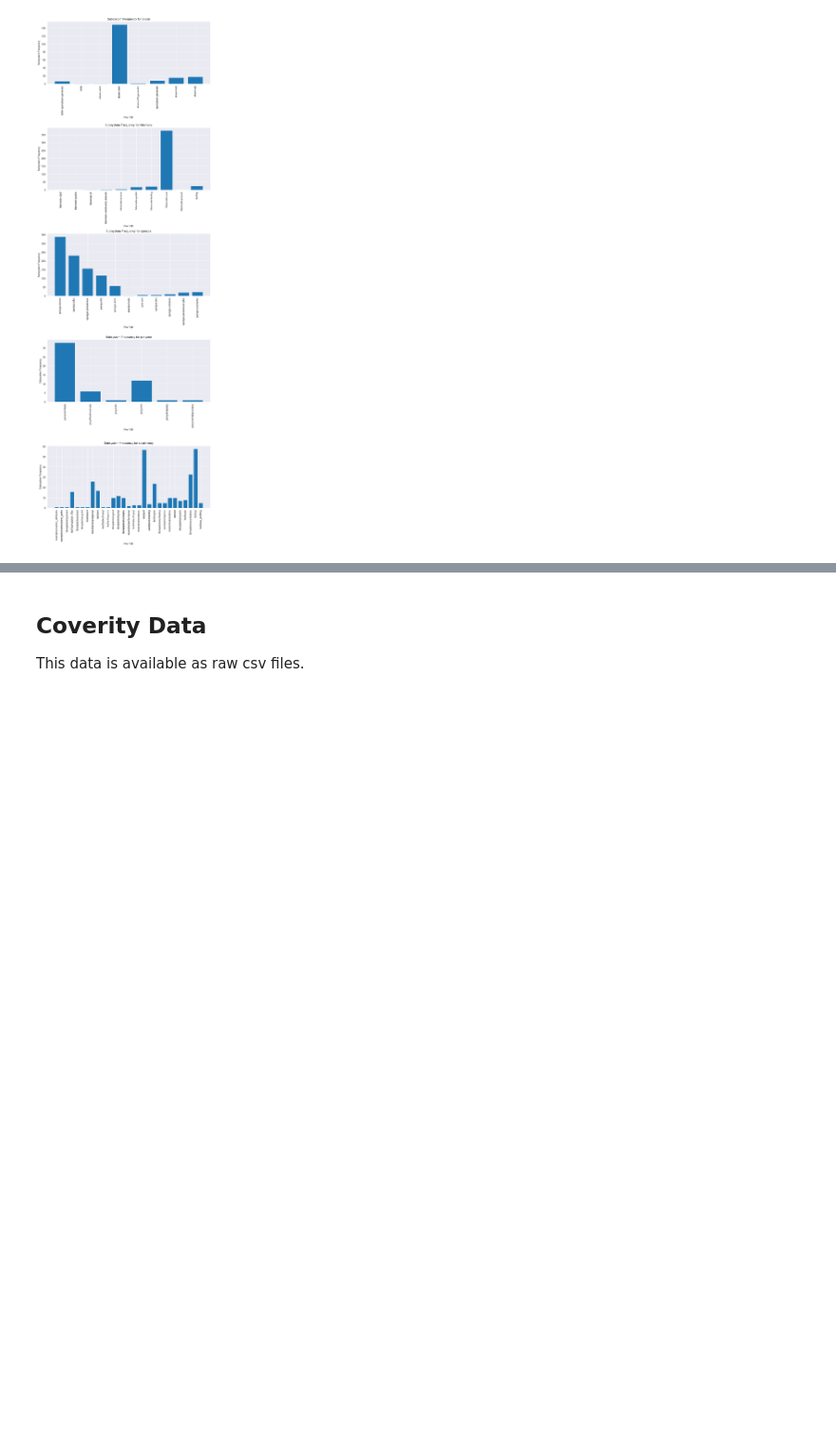
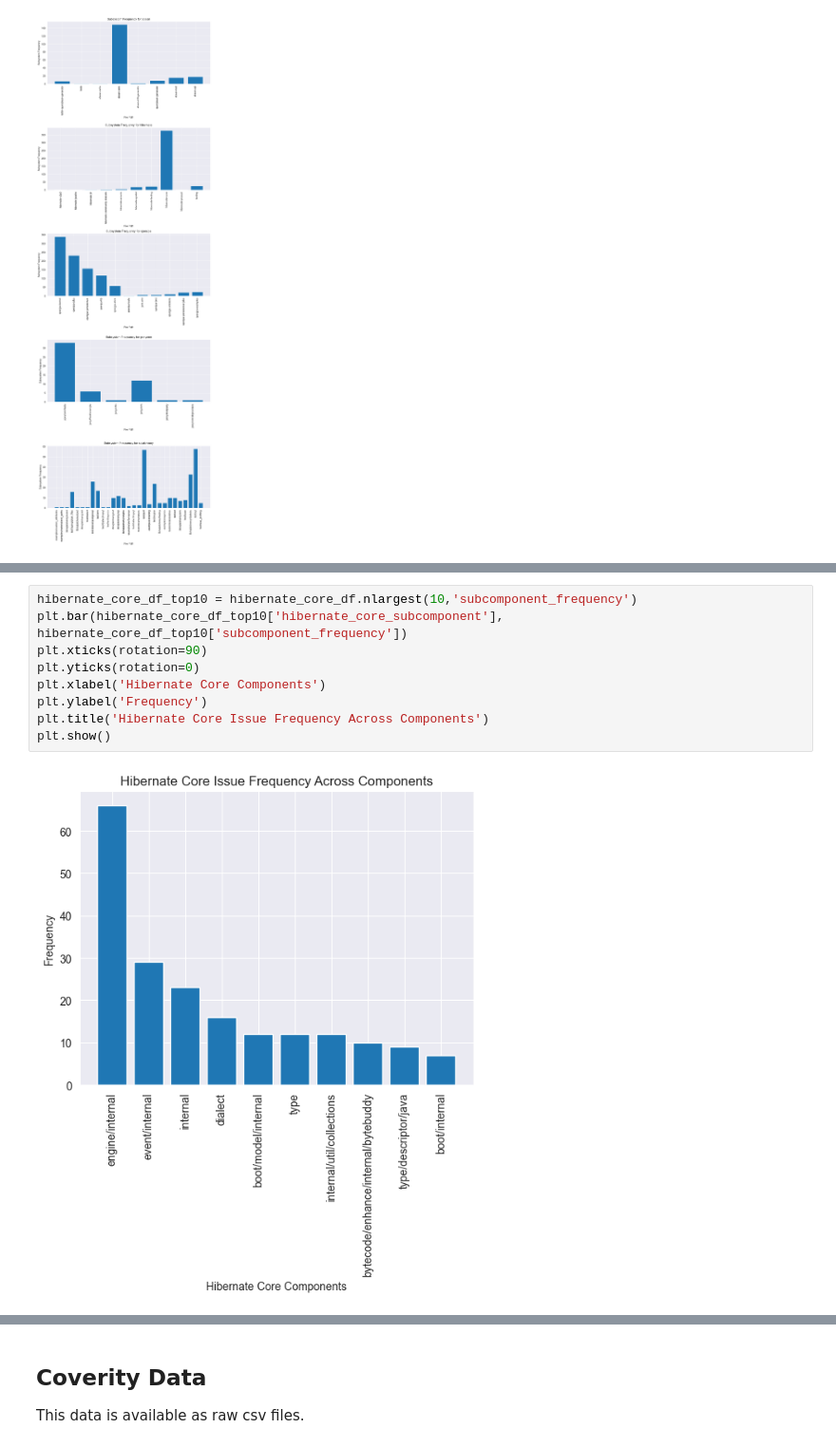
Before and after one commit to Hashir-Jamil/static-analysis-tools-comparison, a Jupyter notebook: static_analysis_data.ipynb, the cells around one changed output, grey strips where cells are left out. Shown at 95% size. Saved outputs shown, nothing was run; the diff lists cells and outputs as text; blank space fills up the shorter version.

```diff
--- a/static_analysis_data.ipynb
+++ b/static_analysis_data.ipynb
@@ -225,0 +258,11 @@ hibernate_core_df.head(20)
+# %%
+hibernate_core_df_top10 = hibernate_core_df.nlargest(10,'subcomponent_frequency')
+plt.bar(hibernate_core_df_top10['hibernate_core_subcomponent'], hibernate_core_df_top10['subcomponent_frequency'])
+plt.xticks(rotation=90)
+plt.yticks(rotation=0)
+plt.xlabel('Hibernate Core Components')
+plt.ylabel('Frequency')
+plt.title('Hibernate Core Issue Frequency Across Components')
+plt.show()
+# %% [output]
+[figure, added]
```
Also changed, not shown: parts of 26 cells of this notebook, 3 other files.
